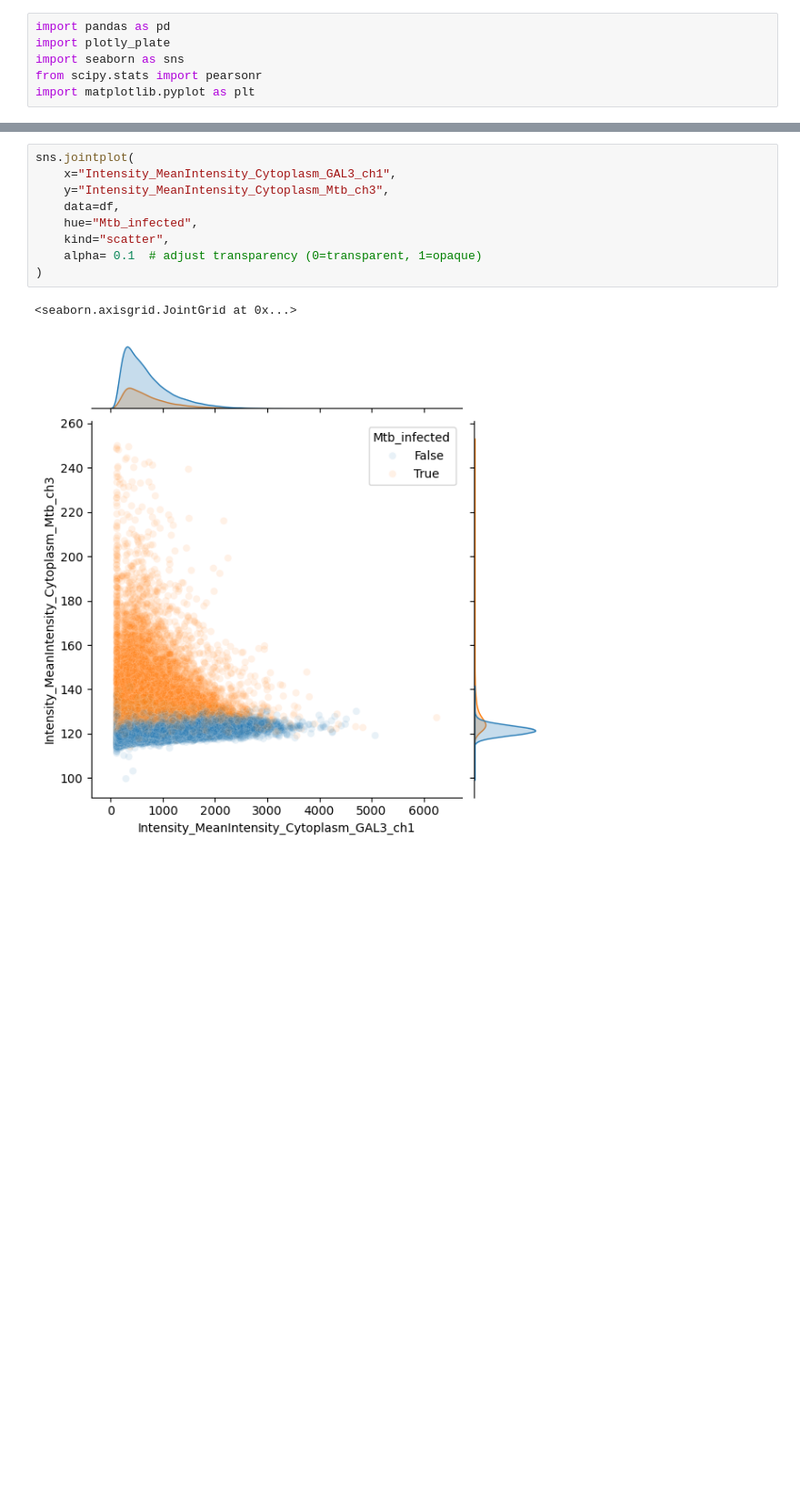
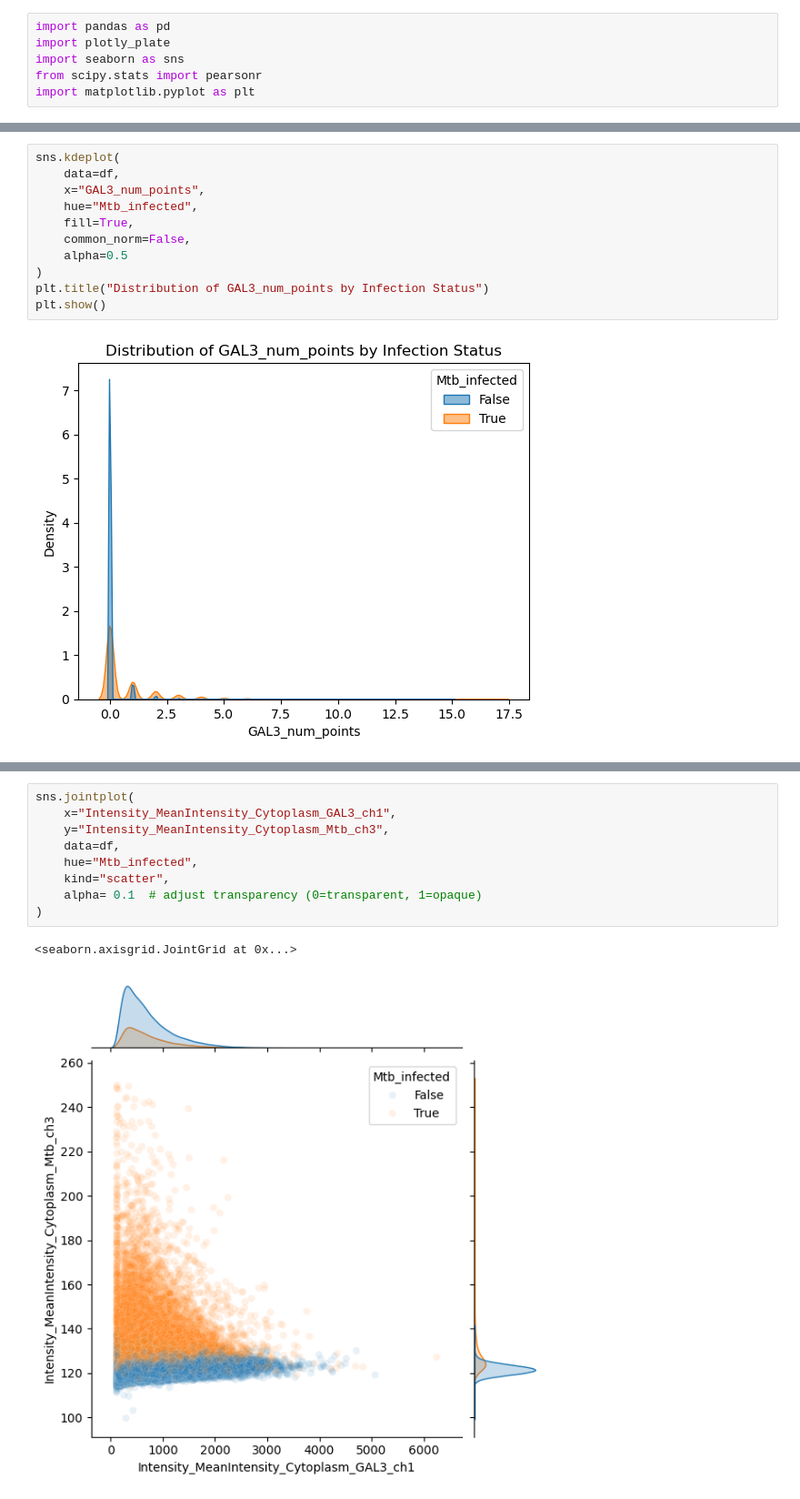
Before and after one commit to adiezsanchez/lisaoya_hcs_mtb, a Jupyter notebook: plate_analysis.ipynb, the cells around one changed output, grey strips where cells are left out. Shown at 91% size. Saved outputs shown, nothing was run; the diff lists cells and outputs as text; blank space fills up the shorter version.

```diff
--- a/plate_analysis.ipynb
+++ b/plate_analysis.ipynb
@@ -28,0 +44,13 @@ df = df[df["Intensity_MeanIntensity_Cytoplasm_Chmp4B_ch2"] <= 1100]
+# %%
+sns.kdeplot(
+    data=df,
+    x="GAL3_num_points",
+    hue="Mtb_infected",
+    fill=True,
+    common_norm=False,
+    alpha=0.5
+)
+plt.title("Distribution of GAL3_num_points by Infection Status")
+plt.show()
+# %% [output]
+[figure, added]
```
Also changed, not shown: parts of 10 cells of this notebook, 4 other files.
